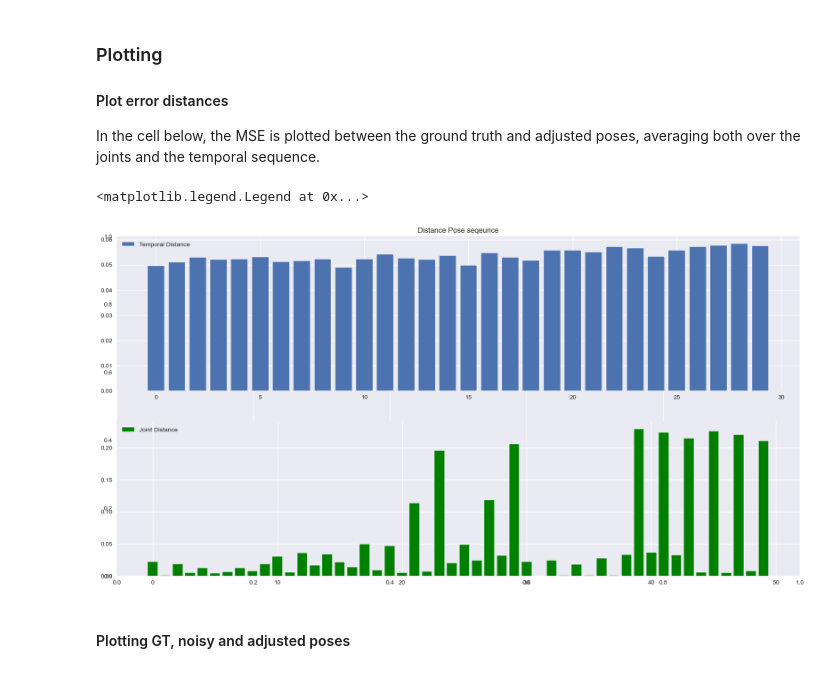
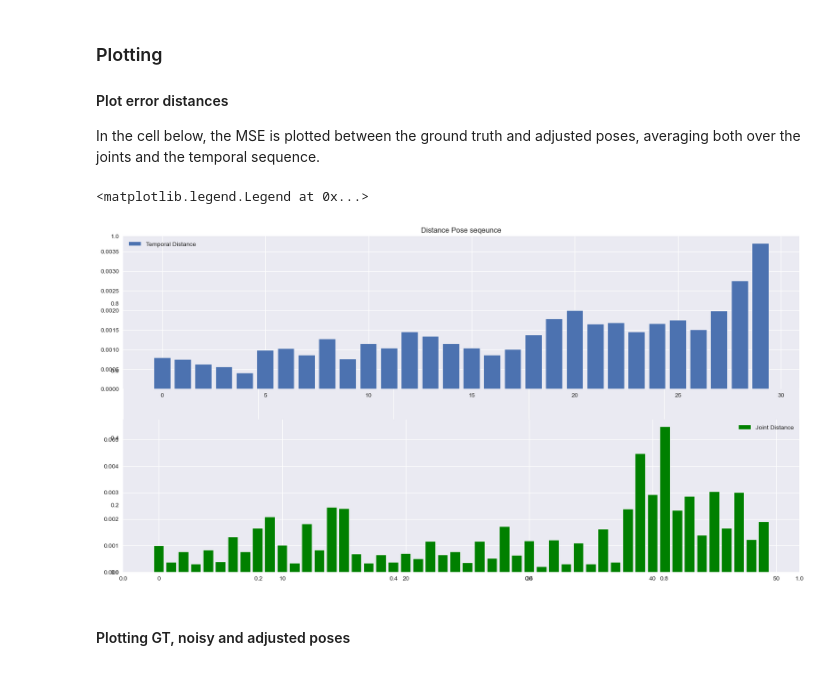
Before and after one commit to Casper2411/MachineLearningExercises, a Jupyter notebook: W09/03-Missing_data.ipynb, the cells around one changed output. Drawn from its saved outputs; the diff is of its cells as text; code cells hidden in the pictures.

```diff
--- a/W09/03-Missing_data.ipynb
+++ b/W09/03-Missing_data.ipynb
@@ -476,21 +476,21 @@ The MSE of the data adjusted with filling in the interpolated values: 0.00134472
 In the cell below, the MSE is plotted between the ground truth and adjusted poses, averaging both over the joints and the temporal sequence.
 # %%
 ## Your should only run this cell after completing the exercise above
-method_of_adjustment = adjusted_data1 #My method for easily changing which method i want to see
+method_of_adjustment = adjusted_data3 #My method for easily changing which method i want to see
 
 Dist1 = MSE(method_of_adjustment,GT_poses)
 plt.figure(figsize=(20,10))
 plt.title('Distance Pose seqeunce')
 plt.subplot(2,1,1)
 plt.bar(np.arange(len(Dist1)), Dist1, align='center',label='Temporal Distance')
 plt.legend()
 plt.subplot(2,1,2)
 Dist2 = MSE(method_of_adjustment,GT_poses,avg='Joint')
 plt.bar(np.arange(len(Dist2)), Dist2, align='center',color='green',label='Joint Distance')
 plt.legend()
 # %% [output]
 <matplotlib.legend.Legend at 0x...>
-[figure, old version]
+[figure, new version]
 # %% [markdown]
 #### Plotting GT, noisy and adjusted poses
 # %%
```
Also changed, not shown: parts of 4 cells of this notebook, 6 other files.
